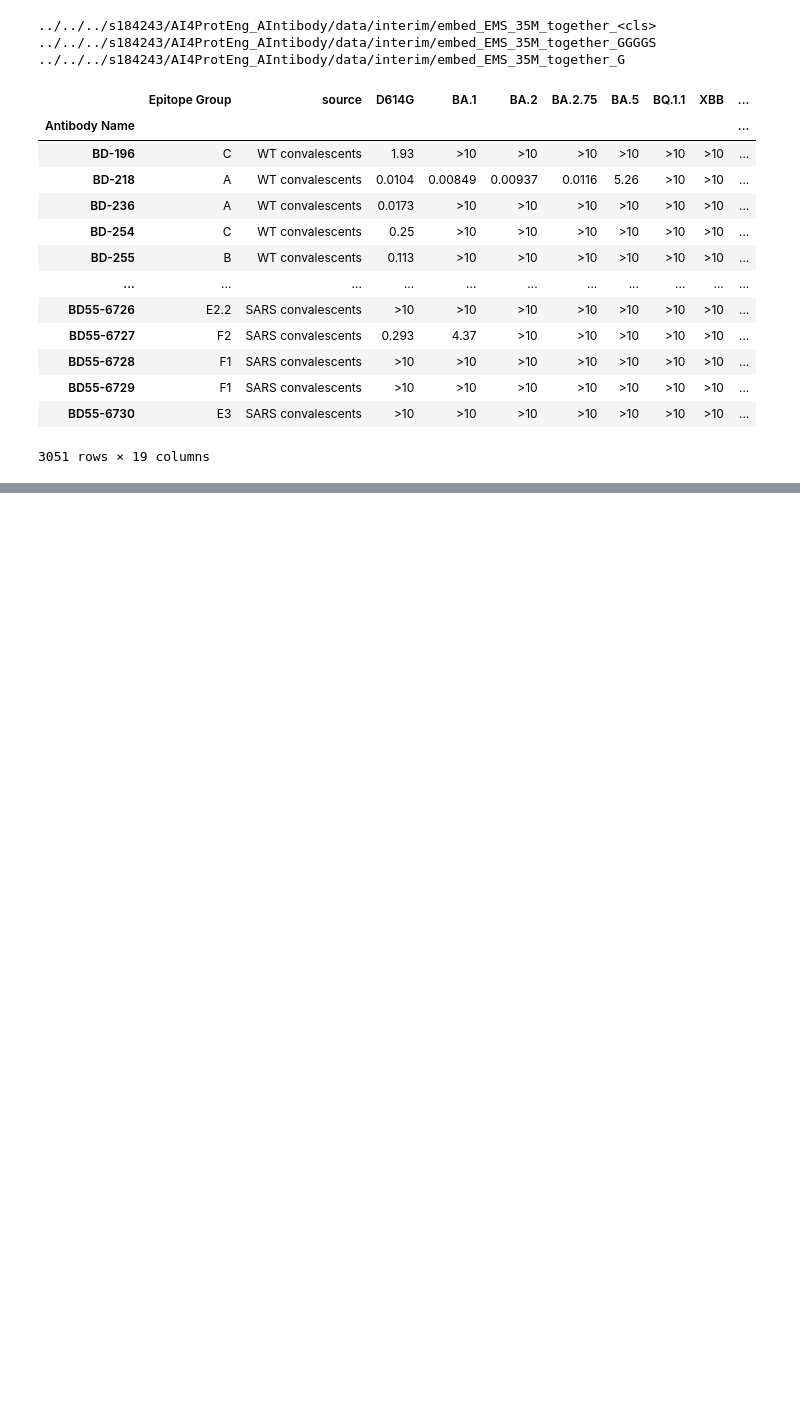
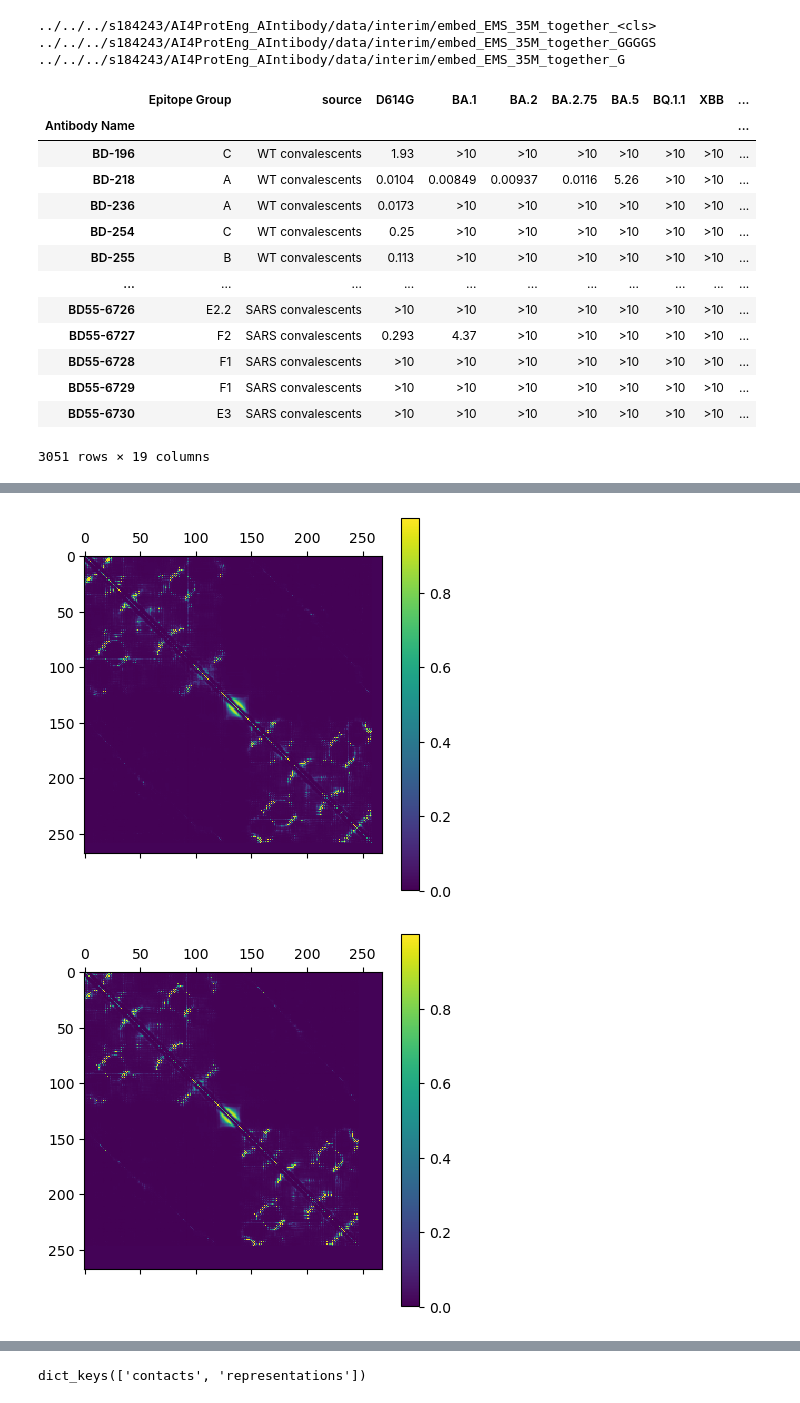
Before and after one commit to JonasBlomquist/AI4ProtEng_AIntibody, a Jupyter notebook: notebooks/representation.ipynb, the cells around one changed output, grey strips where cells are left out. Drawn from its saved outputs; the diff is of its cells as text; code cells hidden in the pictures; blank space fills up the shorter version.

```diff
--- a/notebooks/representation.ipynb
+++ b/notebooks/representation.ipynb
@@ -382,0 +356,9 @@ device(type='cpu')
+# %%
+for i in range(4):
+
+    plt.matshow(ems_data[2][""][i])
+    plt.colorbar()
+    plt.show()
+# %% [output]
+[figure, added]
+[figure, added]
@@ -382,0 +369,4 @@ device(type='cpu')
+# %%
+ems_data[2].keys()
+# %% [output]
+dict_keys(['contacts', 'representations'])
```
Also changed, not shown: parts of 11 cells of this notebook, 1 other file.
